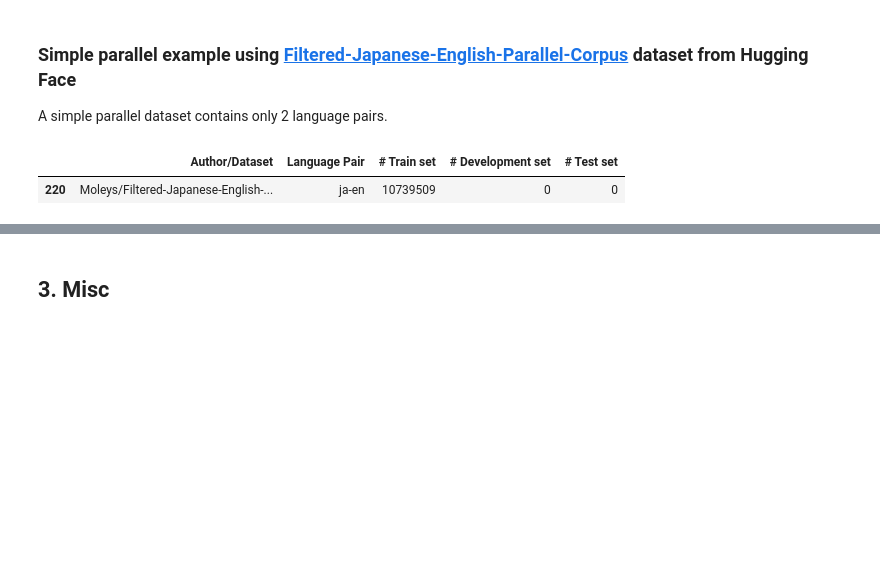
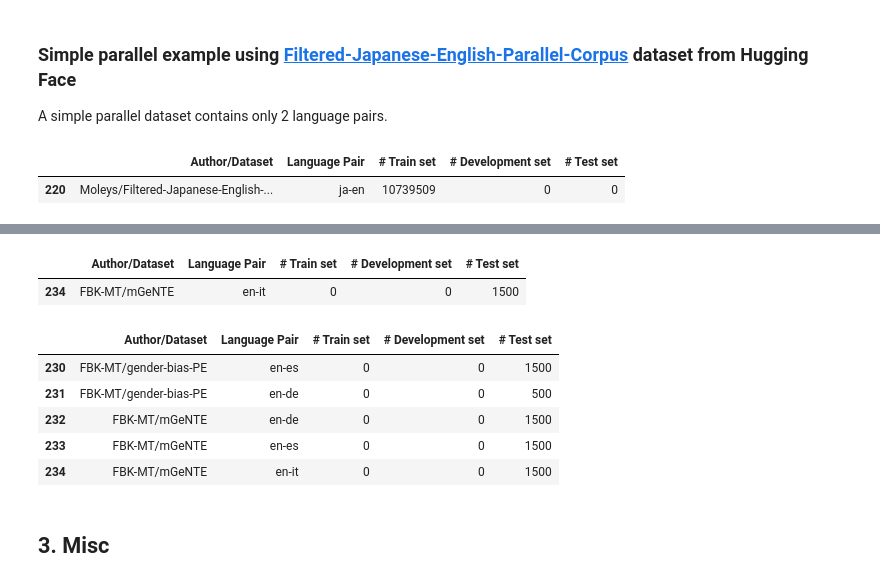
Before and after one commit to XRILLC/inclusiveai, a Jupyter notebook: text/Workbook.ipynb, the cells around one changed output, grey strips where cells are left out. Saved outputs shown, nothing was run; the diff lists cells and outputs as text; code cells hidden in the pictures; blank space fills up the shorter version.

```diff
--- a/text/Workbook.ipynb
+++ b/text/Workbook.ipynb
@@ -185,3 +186,5 @@ df.tail(1)
 # %% [output]
 |  | Author/Dataset | Language Pair | # Train set | # Development set | # Test set |
 | 220 | Moleys/Filtered-Japanese-English-... | ja-en | 10739509 | 0 | 0 |
+# %%
+dataset_name = 'FBK-MT/mGeNTE'
@@ -188,2 +208,24 @@ df.tail(1)
+# %%
+# data_auth = 'FBK-MT/gender-bias-PE' # if external check the main contributor to the dataset
+data_auth = dataset_name
+langs = ['en', 'it']
+rows = [0, 0, 1500]
+d_type = 'Simple Parallel'
+save = True # change to True; param is False only for demonstration purposes
+# %%
+df = update_pairs(data_auth, langs, rows, d_type, save)
+df.tail(1)
+# %% [output]
+|  | Author/Dataset | Language Pair | # Train set | # Development set | # Test set |
+| 234 | FBK-MT/mGeNTE | en-it | 0 | 0 | 1500 |
+# %%
+df.tail()
+# %% [output]
+|  | Author/Dataset | Language Pair | # Train set | # Development set | # Test set |
+| 230 | FBK-MT/gender-bias-PE | en-es | 0 | 0 | 1500 |
+| 231 | FBK-MT/gender-bias-PE | en-de | 0 | 0 | 500 |
+| 232 | FBK-MT/mGeNTE | en-de | 0 | 0 | 1500 |
+| 233 | FBK-MT/mGeNTE | en-es | 0 | 0 | 1500 |
+| 234 | FBK-MT/mGeNTE | en-it | 0 | 0 | 1500 |
 # %% [markdown]
 ## 3. Misc
```
Also changed, not shown: parts of 8 cells of this notebook, 5 other files.
